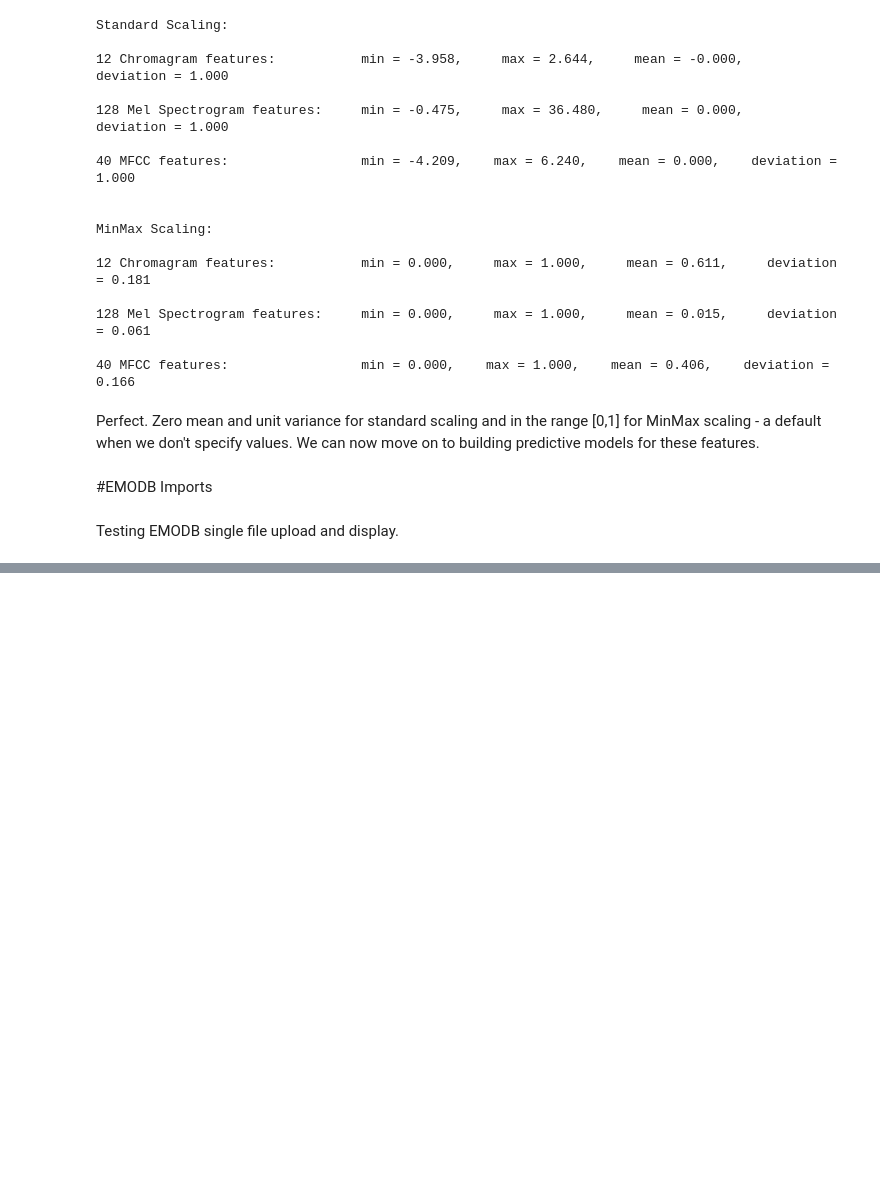
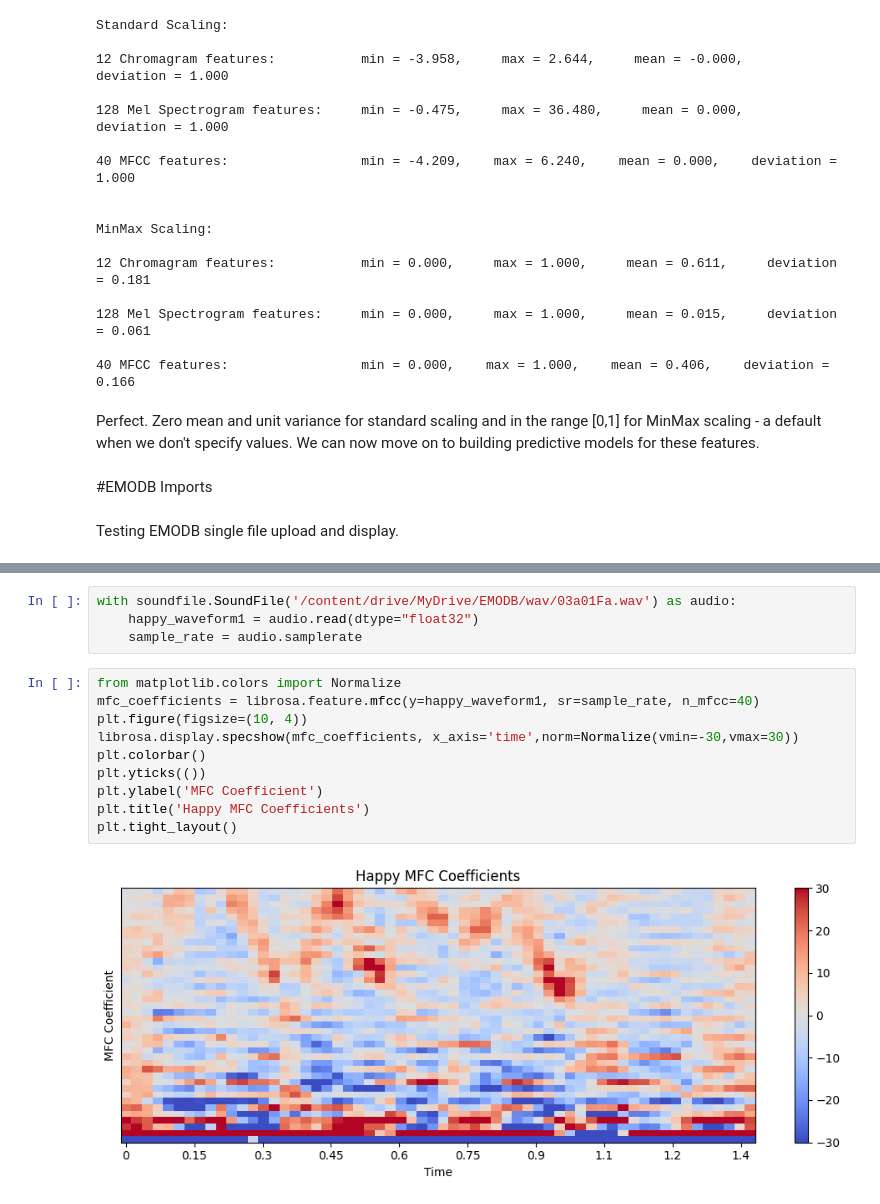
Before and after one commit to SorrenJ/Week-2_Data_Preprocessing, a Jupyter notebook: Merge_Week_2_Data_Preprocessing.ipynb, the cells around one changed output, grey strips where cells are left out. Drawn from its saved outputs; the diff is of its cells as text; blank space fills up the shorter version.

```diff
--- a/Merge_Week_2_Data_Preprocessing.ipynb
+++ b/Merge_Week_2_Data_Preprocessing.ipynb
@@ -987,0 +1001,16 @@ with soundfile.SoundFile('/content/drive/MyDrive/EMODB/wav/03a01Fa.wav') as audi
+# %%
+with soundfile.SoundFile('/content/drive/MyDrive/EMODB/wav/03a01Fa.wav') as audio:
+    happy_waveform1 = audio.read(dtype="float32")
+    sample_rate = audio.samplerate
+# %%
+from matplotlib.colors import Normalize
+mfc_coefficients = librosa.feature.mfcc(y=happy_waveform1, sr=sample_rate, n_mfcc=40)
+plt.figure(figsize=(10, 4))
+librosa.display.specshow(mfc_coefficients, x_axis='time',norm=Normalize(vmin=-30,vmax=30))
+plt.colorbar()
+plt.yticks(())
+plt.ylabel('MFC Coefficient')
+plt.title('Happy MFC Coefficients')
+plt.tight_layout()
+# %% [output]
+[figure, added]
```
Also changed, not shown: parts of 7 cells of this notebook.
